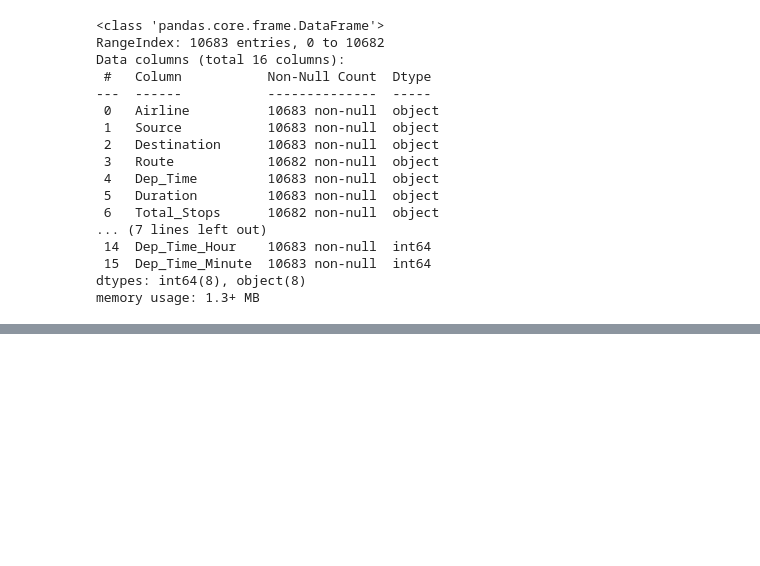
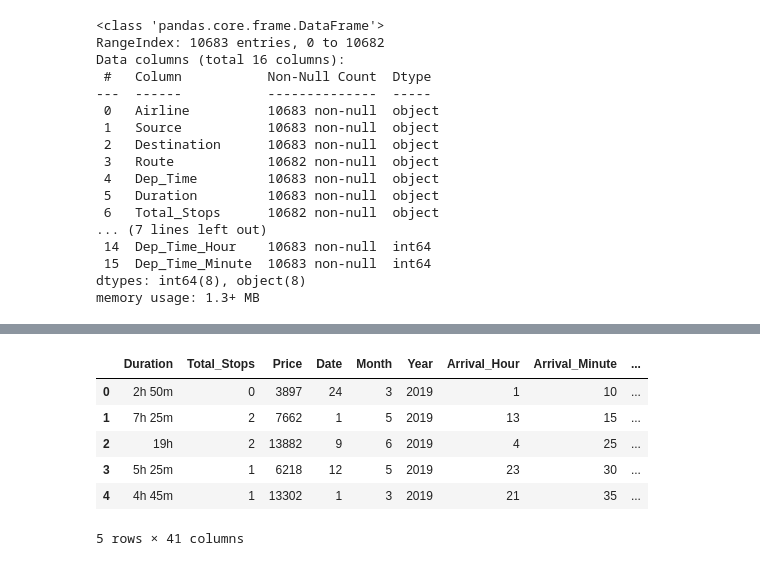
Before and after one commit to Sarvesh-10/DSMLDLCourse, a Jupyter notebook: EDA/FlightPricePrediction/flight_price_pred.ipynb, the cells around one changed output, grey strips where cells are left out. Cells and saved outputs as stored; diff of their text form; code cells hidden in the pictures; blank space fills up the shorter version.

```diff
--- a/EDA/FlightPricePrediction/flight_price_pred.ipynb
+++ b/EDA/FlightPricePrediction/flight_price_pred.ipynb
@@ -294,0 +476,12 @@ df['Duration_Hour'] = df['Duration_Hour'].str.split('h').str[0]
+# %%
+df.drop(columns=['Airline','Source','Destination','Additional_Info'],inplace=True)
+# %%
+df.head()
+# %% [output]
+|  | Duration | Total_Stops | Price | Date | Month | Year | Arrival_Hour | Arrival_Minute | ... |
+| 0 | 2h 50m | 0 | 3897 | 24 | 3 | 2019 | 1 | 10 | ... |
+| 1 | 7h 25m | 2 | 7662 | 1 | 5 | 2019 | 13 | 15 | ... |
+| 2 | 19h | 2 | 13882 | 9 | 6 | 2019 | 4 | 25 | ... |
+| 3 | 5h 25m | 1 | 6218 | 12 | 5 | 2019 | 23 | 30 | ... |
+| 4 | 4h 45m | 1 | 13302 | 1 | 3 | 2019 | 21 | 35 | ... |
+5 rows × 41 columns
```
Also changed, not shown: parts of 29 cells of this notebook.
